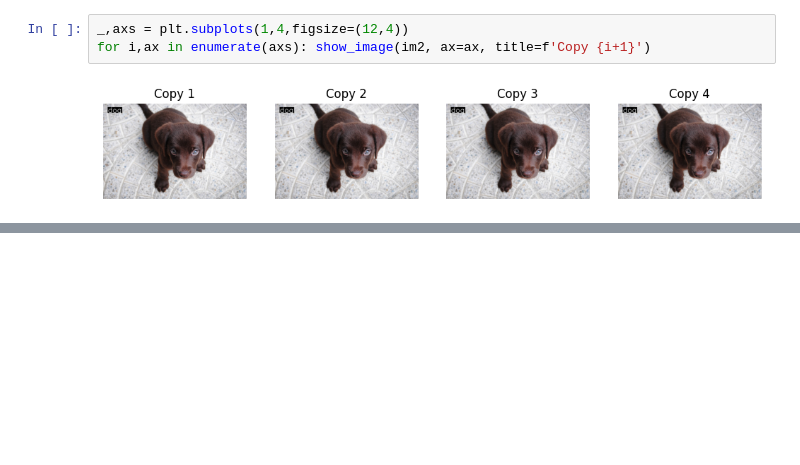
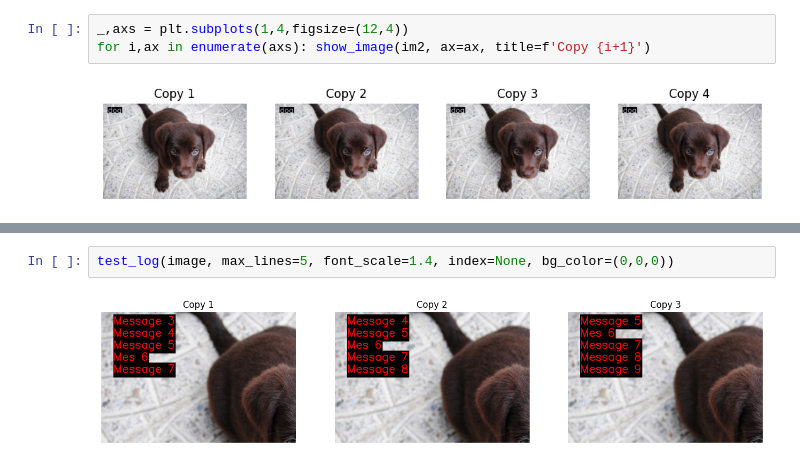
Before and after one commit to johnnewto/UAV, a Jupyter notebook: nbs/api/04_utils.display.ipynb, the cells around one changed output, grey strips where cells are left out. Cells and saved outputs as stored; diff of their text form; blank space fills up the shorter version.

```diff
--- a/nbs/api/04_utils.display.ipynb
+++ b/nbs/api/04_utils.display.ipynb
@@ -109,0 +290,4 @@ for i,ax in enumerate(axs): show_image(im2, ax=ax, title=f'Copy {i+1}')
+# %%
+test_log(image, max_lines=5, font_scale=1.4, index=None, bg_color=(0,0,0))
+# %% [output]
+[figure, added]
```
Also changed, not shown: parts of 21 cells of this notebook, 15 other files.
